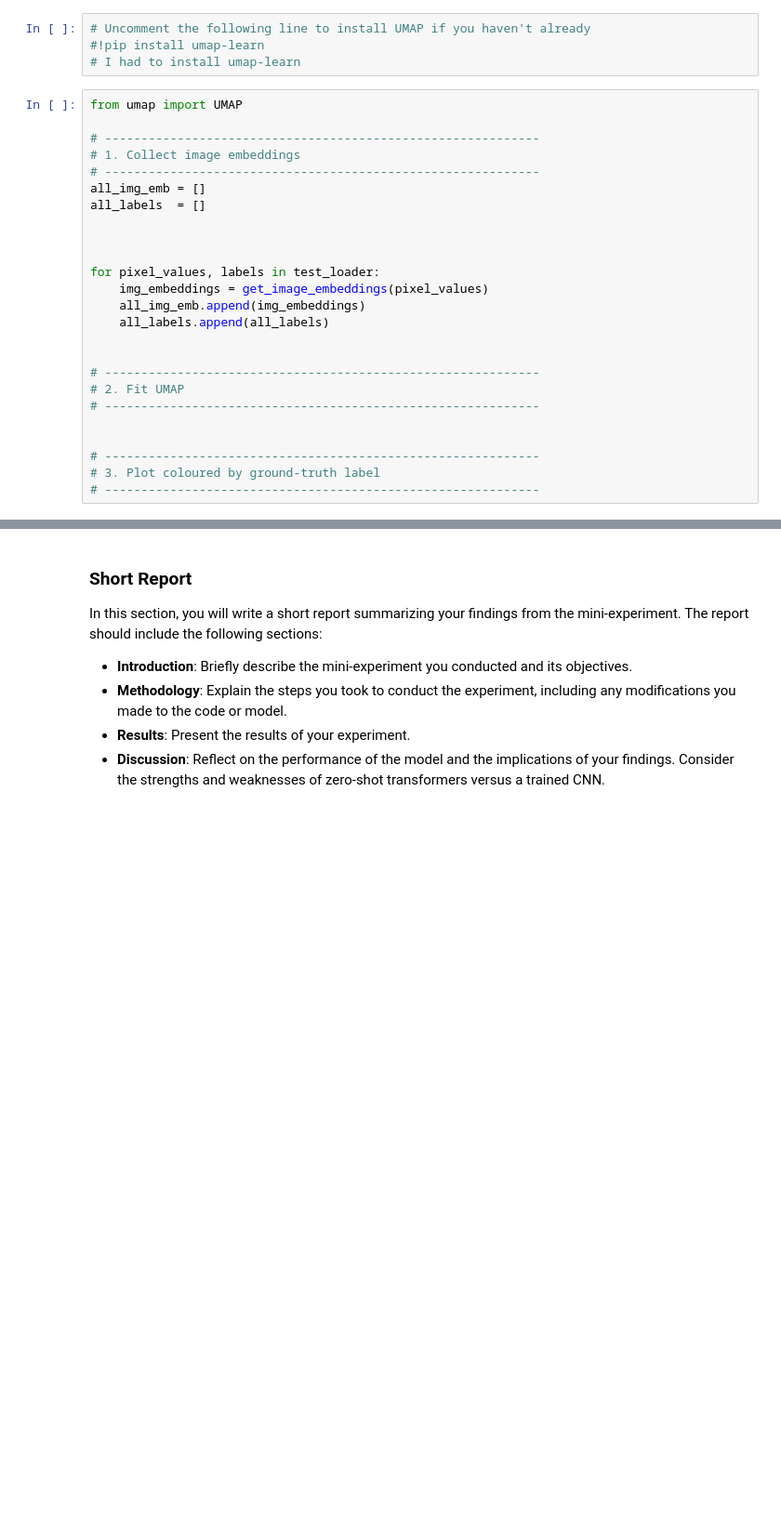
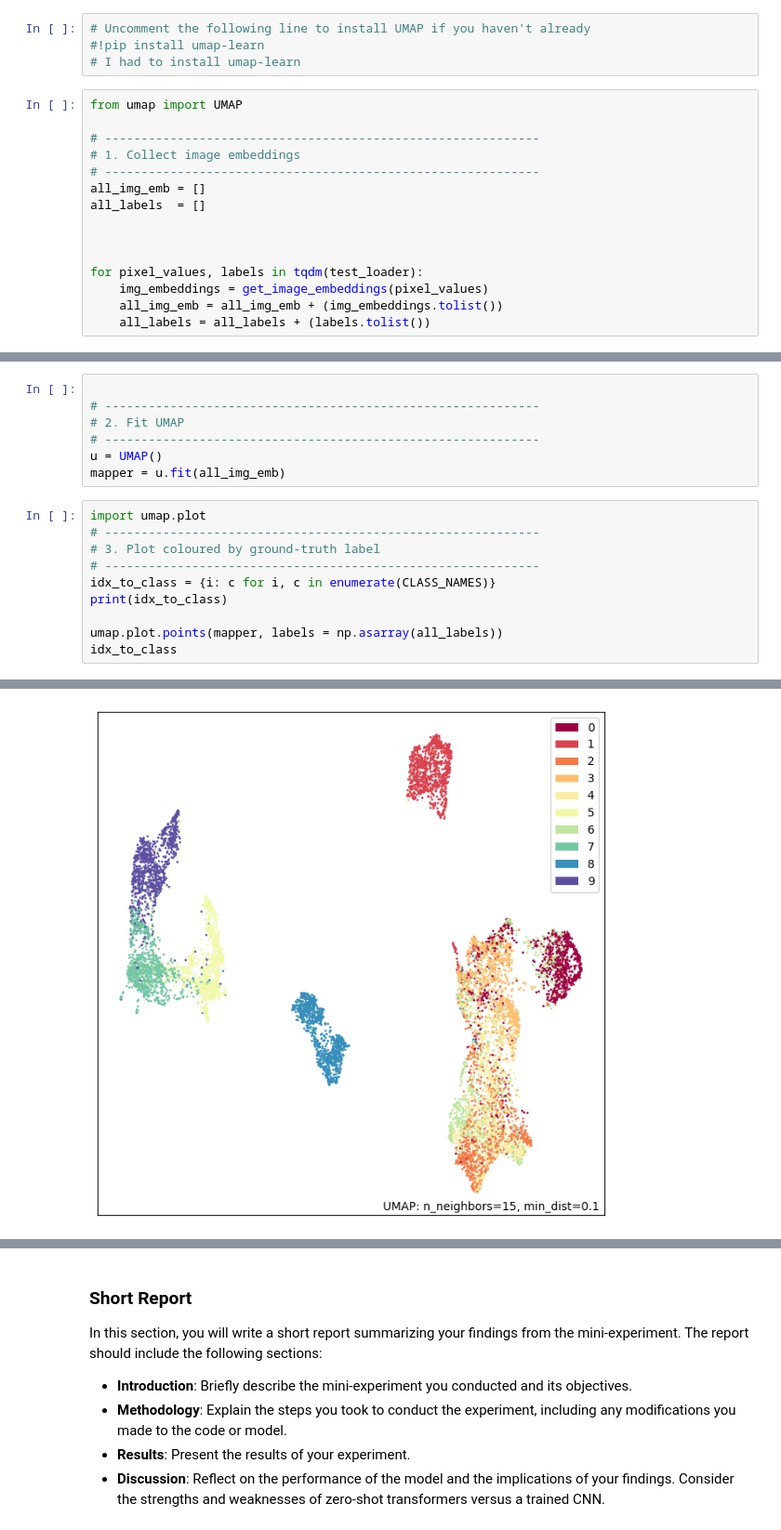
Before and after one commit to slathwal/deep_learning, a Jupyter notebook: 02_activities/assignments/assignment_2.ipynb, the cells around one changed output, grey strips where cells are left out. Shown: that part at 93% size. Cells and saved outputs as stored; diff of their text form; blank space fills up the shorter version.

```diff
--- a/02_activities/assignments/assignment_2.ipynb
+++ b/02_activities/assignments/assignment_2.ipynb
@@ -390,17 +393,7 @@ all_labels  = []
 
 
 
-for pixel_values, labels in test_loader:
+for pixel_values, labels in tqdm(test_loader):
     img_embeddings = get_image_embeddings(pixel_values)
-    all_img_emb.append(img_embeddings)
-    all_labels.append(all_labels)
-
-
-# ------------------------------------------------------------
-# 2. Fit UMAP
-# ------------------------------------------------------------
-
-
-# ------------------------------------------------------------
-# 3. Plot coloured by ground-truth label
-# ------------------------------------------------------------
+    all_img_emb = all_img_emb + (img_embeddings.tolist())
+    all_labels = all_labels + (labels.tolist())
@@ -408,0 +405,18 @@ SyntaxError: incomplete input (629850270.py, line 19)
+# %%
+
+# ------------------------------------------------------------
+# 2. Fit UMAP
+# ------------------------------------------------------------
+u = UMAP()
+mapper = u.fit(all_img_emb)
+# %%
+import umap.plot
+# ------------------------------------------------------------
+# 3. Plot coloured by ground-truth label
+# ------------------------------------------------------------
+idx_to_class = {i: c for i, c in enumerate(CLASS_NAMES)}
+print(idx_to_class)
+
+umap.plot.points(mapper, labels = np.asarray(all_labels))
+idx_to_class
+# %% [output]
@@ -408,0 +434 @@ SyntaxError: incomplete input (629850270.py, line 19)
+[figure, added]
```
Also changed, not shown: parts of 9 cells of this notebook.
